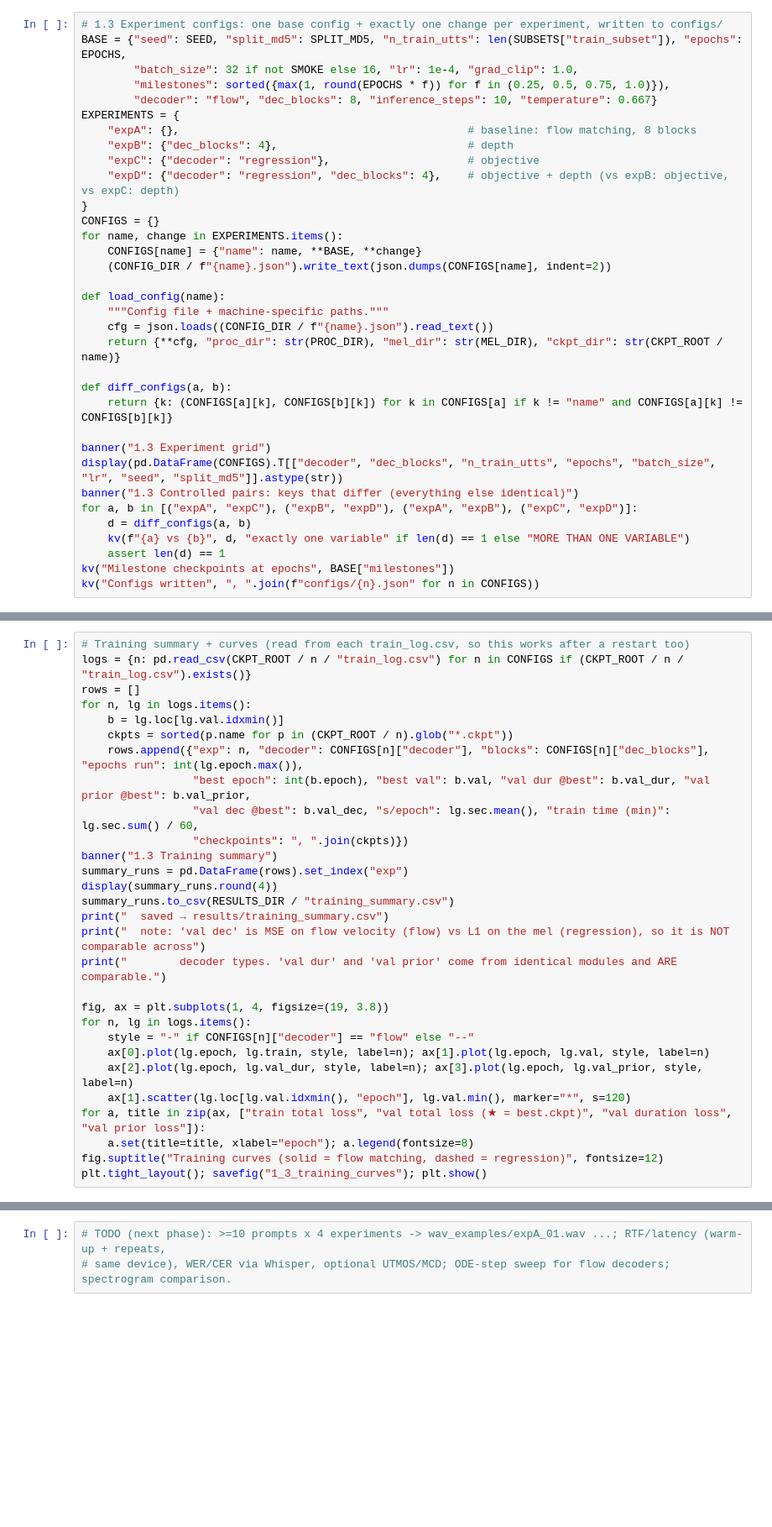
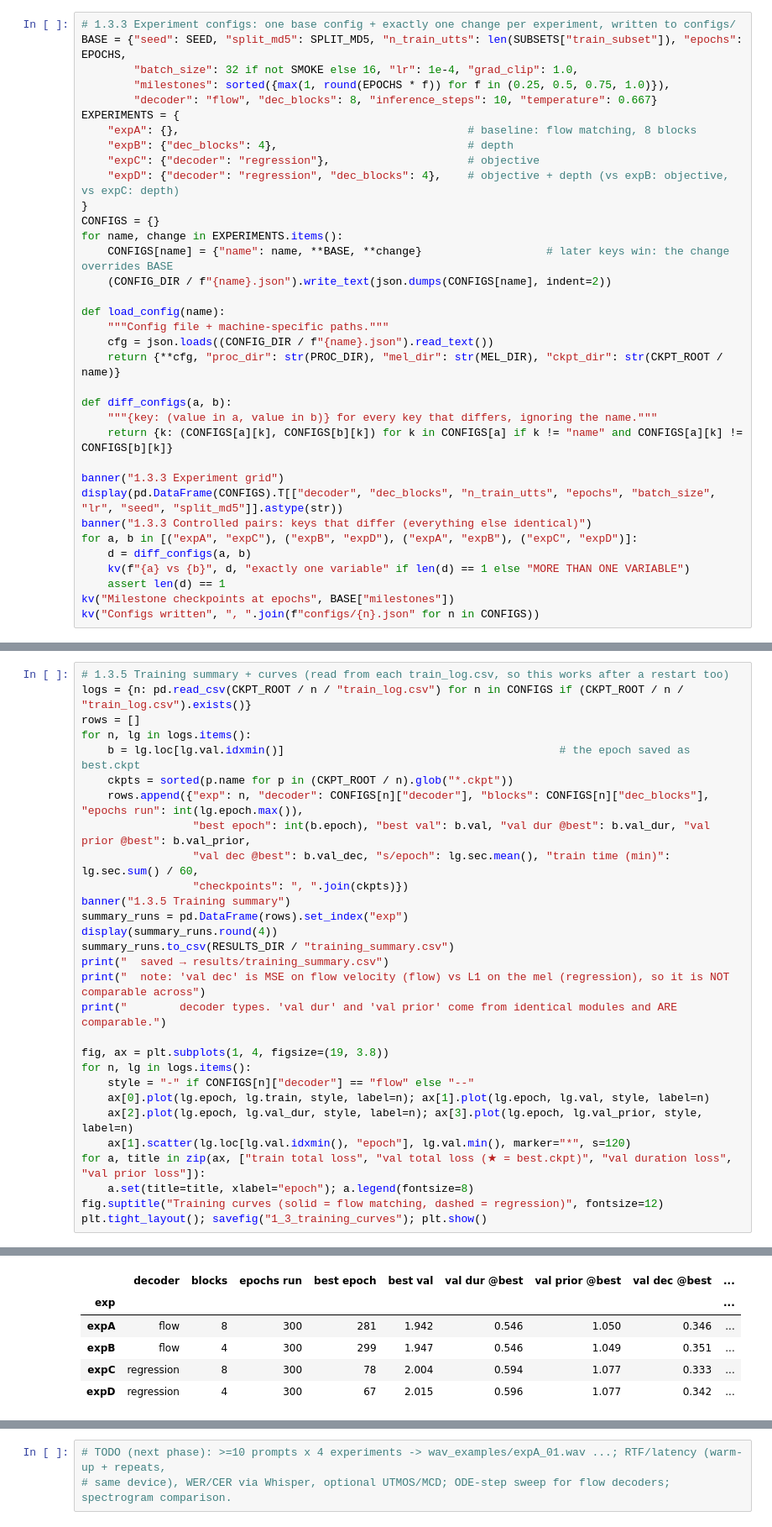
Before and after one commit to 1rn19cs176varunalingam/ARTI5001-A3-TTS, a Jupyter notebook: notebook/A3_final.ipynb, the cells around one changed output, grey strips where cells are left out. Shown at 84% size. Cells and saved outputs as stored; diff of their text form; blank space fills up the shorter version.

```diff
--- a/notebook/A3_final.ipynb
+++ b/notebook/A3_final.ipynb
@@ -1492,5 +2149,5 @@ We run a **2 × 2 factorial design**: four experiments, with every pair differin
 # %%
-# 1.3 Experiment configs: one base config + exactly one change per experiment, written to configs/
+# 1.3.3 Experiment configs: one base config + exactly one change per experiment, written to configs/
 BASE = {"seed": SEED, "split_md5": SPLIT_MD5, "n_train_utts": len(SUBSETS["train_subset"]), "epochs": EPOCHS,
         "batch_size": 32 if not SMOKE else 16, "lr": 1e-4, "grad_clip": 1.0,
         "milestones": sorted({max(1, round(EPOCHS * f)) for f in (0.25, 0.5, 0.75, 1.0)}),
@@ -1503,7 +2160,7 @@ EXPERIMENTS = {
 }
 CONFIGS = {}
 for name, change in EXPERIMENTS.items():
-    CONFIGS[name] = {"name": name, **BASE, **change}
+    CONFIGS[name] = {"name": name, **BASE, **change}                   # later keys win: the change overrides BASE
     (CONFIG_DIR / f"{name}.json").write_text(json.dumps(CONFIGS[name], indent=2))
 
 def load_config(name):
@@ -1512,11 +2169,12 @@ def load_config(name):
     return {**cfg, "proc_dir": str(PROC_DIR), "mel_dir": str(MEL_DIR), "ckpt_dir": str(CKPT_ROOT / name)}
 
 def diff_configs(a, b):
+    """{key: (value in a, value in b)} for every key that differs, ignoring the name."""
     return {k: (CONFIGS[a][k], CONFIGS[b][k]) for k in CONFIGS[a] if k != "name" and CONFIGS[a][k] != CONFIGS[b][k]}
 
-banner("1.3 Experiment grid")
+banner("1.3.3 Experiment grid")
 display(pd.DataFrame(CONFIGS).T[["decoder", "dec_blocks", "n_train_utts", "epochs", "batch_size", "lr", "seed", "split_md5"]].astype(str))
-banner("1.3 Controlled pairs: keys that differ (everything else identical)")
+banner("1.3.3 Controlled pairs: keys that differ (everything else identical)")
 for a, b in [("expA", "expC"), ("expB", "expD"), ("expA", "expB"), ("expC", "expD")]:
     d = diff_configs(a, b)
     kv(f"{a} vs {b}", d, "exactly one variable" if len(d) == 1 else "MORE THAN ONE VARIABLE")
@@ -1540,15 +2260,15 @@ for name in RUN:
 # %%
-# Training summary + curves (read from each train_log.csv, so this works after a restart too)
+# 1.3.5 Training summary + curves (read from each train_log.csv, so this works after a restart too)
 logs = {n: pd.read_csv(CKPT_ROOT / n / "train_log.csv") for n in CONFIGS if (CKPT_ROOT / n / "train_log.csv").exists()}
 rows = []
 for n, lg in logs.items():
-    b = lg.loc[lg.val.idxmin()]
+    b = lg.loc[lg.val.idxmin()]                                          # the epoch saved as best.ckpt
     ckpts = sorted(p.name for p in (CKPT_ROOT / n).glob("*.ckpt"))
     rows.append({"exp": n, "decoder": CONFIGS[n]["decoder"], "blocks": CONFIGS[n]["dec_blocks"], "epochs run": int(lg.epoch.max()),
                  "best epoch": int(b.epoch), "best val": b.val, "val dur @best": b.val_dur, "val prior @best": b.val_prior,
                  "val dec @best": b.val_dec, "s/epoch": lg.sec.mean(), "train time (min)": lg.sec.sum() / 60,
                  "checkpoints": ", ".join(ckpts)})
-banner("1.3 Training summary")
+banner("1.3.5 Training summary")
 summary_runs = pd.DataFrame(rows).set_index("exp")
 display(summary_runs.round(4))
 summary_runs.to_csv(RESULTS_DIR / "training_summary.csv")
@@ -1566,3 +2286,4 @@ for a, title in zip(ax, ["train total loss", "val total loss (★ = best.ckpt)",
     a.set(title=title, xlabel="epoch"); a.legend(fontsize=8)
 fig.suptitle("Training curves (solid = flow matching, dashed = regression)", fontsize=12)
 plt.tight_layout(); savefig("1_3_training_curves"); plt.show()
+# %% [output]
@@ -1568,0 +2293,6 @@ plt.tight_layout(); savefig("1_3_training_curves"); plt.show()
+|  | decoder | blocks | epochs run | best epoch | best val | val dur @best | val prior @best | val dec @best | ... |
+| exp |  |  |  |  |  |  |  |  | ... |
+| expA | flow | 8 | 300 | 281 | 1.942 | 0.546 | 1.050 | 0.346 | ... |
+| expB | flow | 4 | 300 | 299 | 1.947 | 0.546 | 1.049 | 0.351 | ... |
+| expC | regression | 8 | 300 | 78 | 2.004 | 0.594 | 1.077 | 0.333 | ... |
+| expD | regression | 4 | 300 | 67 | 2.015 | 0.596 | 1.077 | 0.342 | ... |
```
Also changed, not shown: parts of 100 cells of this notebook, 18 other files.
